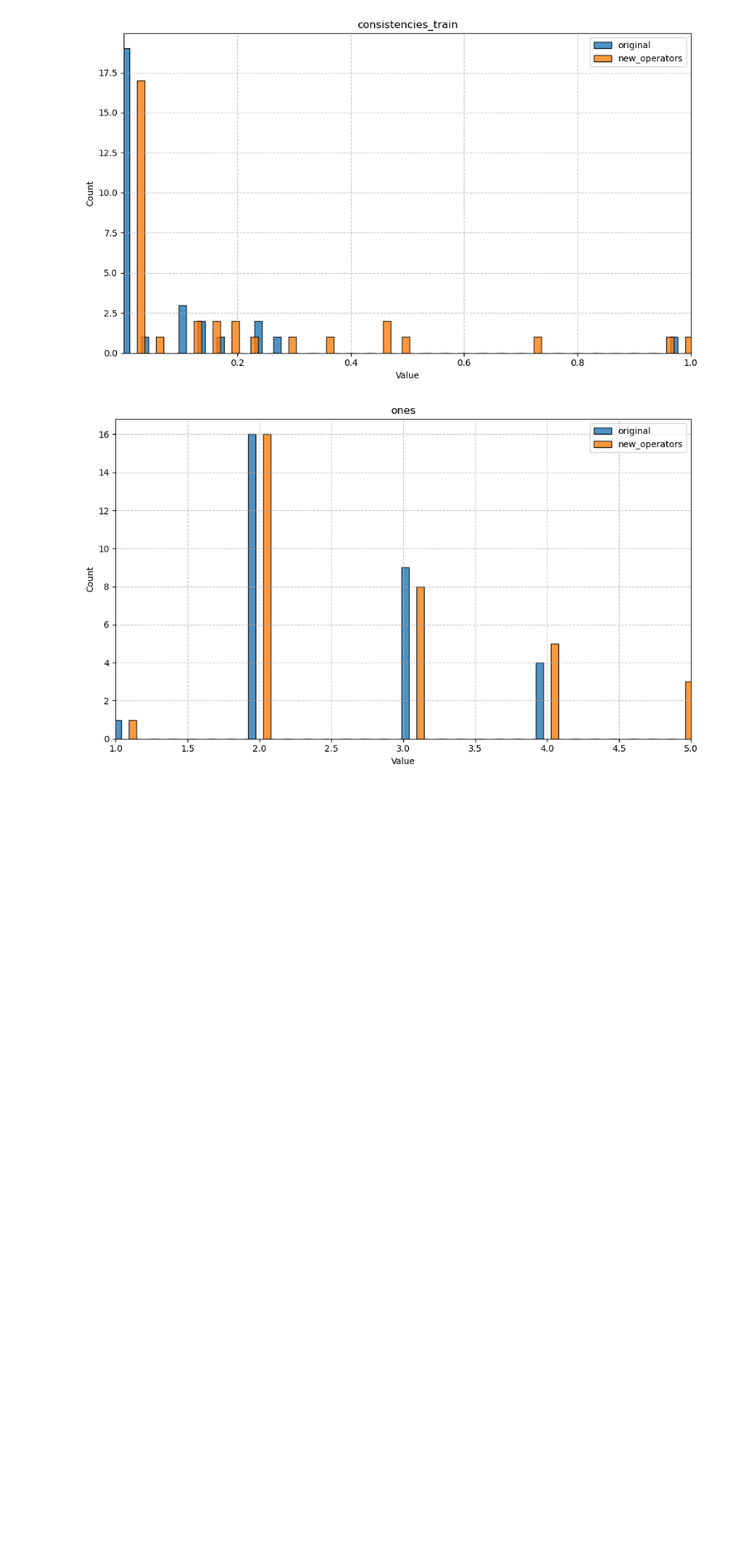
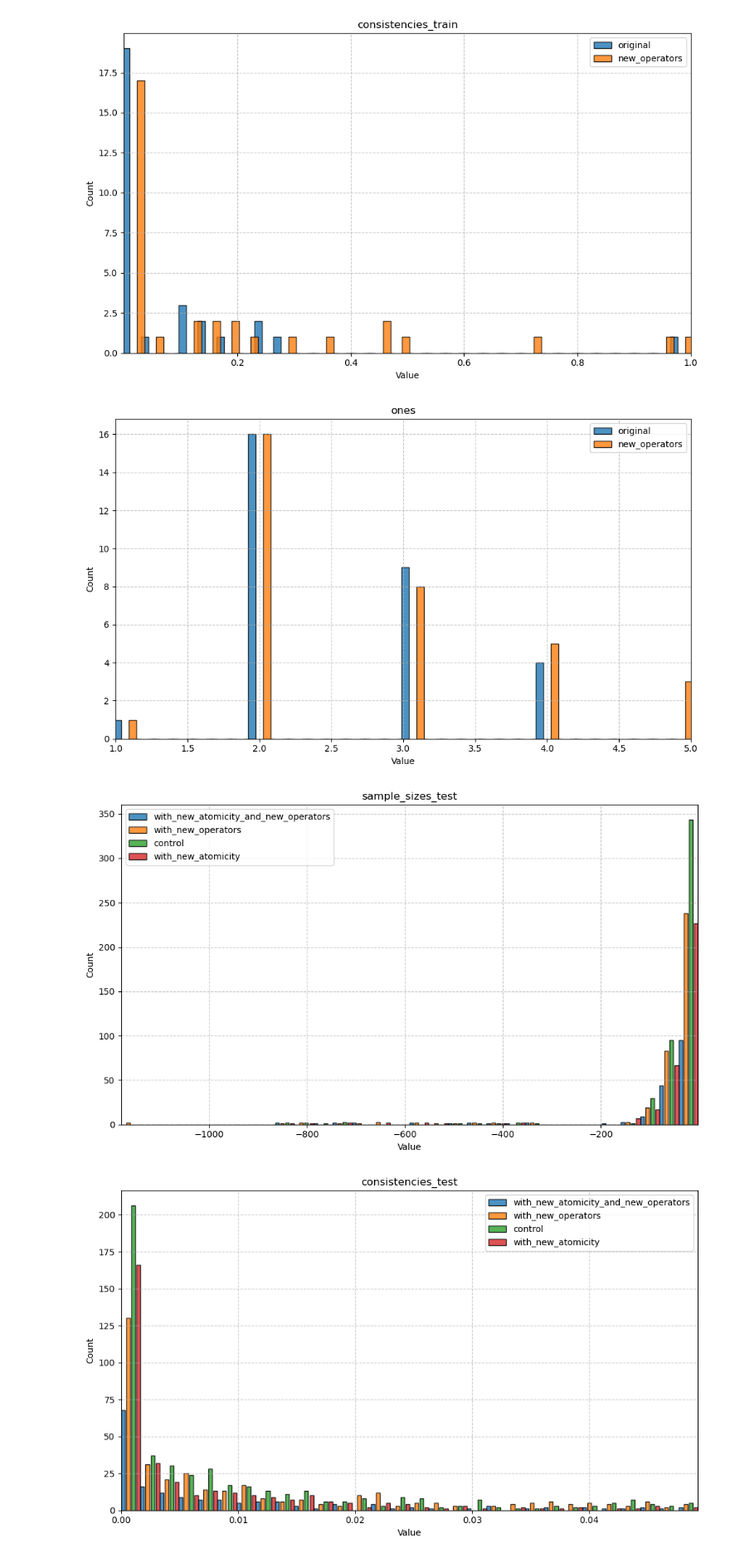
Before and after one commit to Giancarlo-Catalano/PSSearch, a Jupyter notebook: Gian_experimental/process_data.ipynb, the cells around one changed output. Shown: that part at 83% size. Saved outputs shown, nothing was run; the diff lists cells and outputs as text; code cells hidden in the pictures; blank space fills up the shorter version.

```diff
--- a/Gian_experimental/process_data.ipynb
+++ b/Gian_experimental/process_data.ipynb
@@ -128,0 +181,13 @@ for property_name in ["sample_sizes_test", "consistencies_test", "sample_sizes_t
+# %%
+def compare_property_aggregated(property_name):
+    all_methods = list(aggregated.keys())
+    #
+    all_lists = [aggregated[method][property_name] for method in all_methods]
+
+    compare_distributions_histogram(datasets=all_lists, title=property_name, labels=all_methods, bin_count=30)
+
+for property_name in ["sample_sizes_test", "consistencies_test", "ones"]:
+    compare_property_aggregated(property_name)
+# %% [output]
+[figure, added]
+[figure, added]
```
Also changed, not shown: parts of 2 cells of this notebook, 2 other files.
